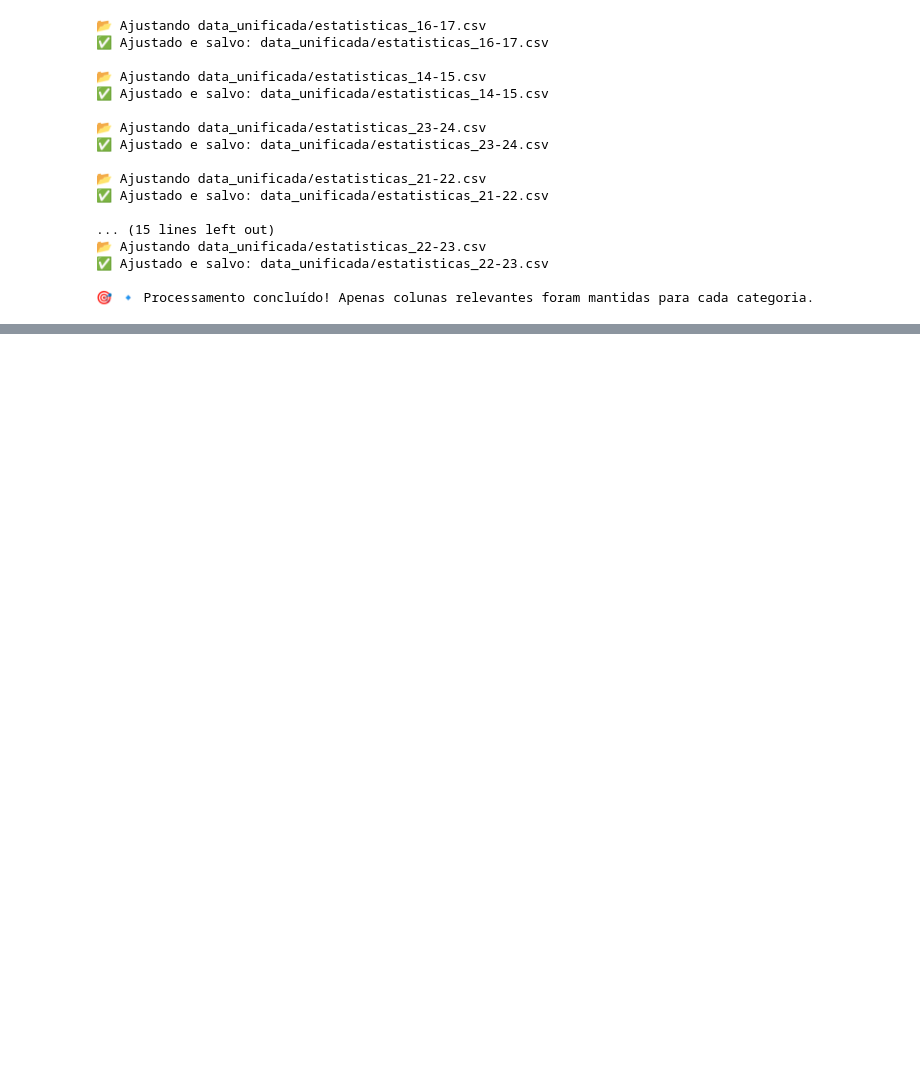
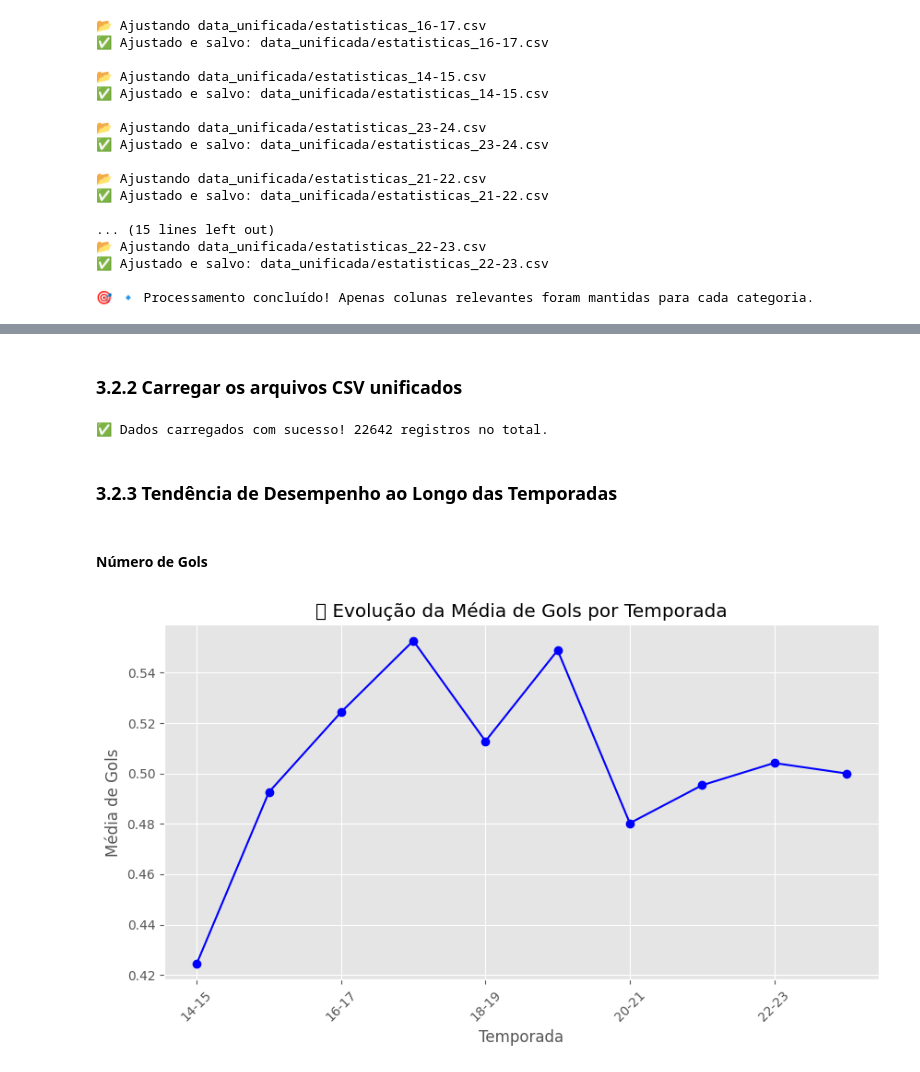
Before and after one commit to gabrierys/Data-Harvesting-Sofascore, a Jupyter notebook: champions_league_analysis.ipynb, the cells around one changed output, grey strips where cells are left out. Saved outputs shown, nothing was run; the diff lists cells and outputs as text; code cells hidden in the pictures; blank space fills up the shorter version.

Commit message:
feat(notebook): Implementação da análise de desempenho dos jogadores ao longo das temporadas

```diff
--- a/champions_league_analysis.ipynb
+++ b/champions_league_analysis.ipynb
@@ -539,0 +544,49 @@ print("\n🎯 🔹 Processamento concluído! Apenas colunas relevantes foram man
+# %%
+import os
+import pandas as pd
+import matplotlib.pyplot as plt
+
+# Configuração de estilo
+plt.style.use("ggplot")
+# %% [markdown]
+### 3.2.2 Carregar os arquivos CSV unificados
+# %%
+# Definir diretório onde estão os dados unificados
+output_dir = "data_unificada"
+
+# Lista para armazenar os DataFrames de cada temporada
+dfs = []
+
+# Percorrer os arquivos e carregar os dados
+for arquivo in os.listdir(output_dir):
+    if arquivo.endswith(".csv"):
+        temporada = arquivo.replace("estatisticas_", "").replace(".csv", "")
+        df = pd.read_csv(os.path.join(output_dir, arquivo))
+        df["Temporada"] = temporada  # Adicionar a temporada ao DataFrame
+        dfs.append(df)
+
+# Concatenar todos os DataFrames em um único
+df_geral = pd.concat(dfs, ignore_index=True)
+
+print(f"✅ Dados carregados com sucesso! {df_geral.shape[0]} registros no total.")
+# %% [output]
+✅ Dados carregados com sucesso! 22642 registros no total.
+# %% [markdown]
+### 3.2.3 Tendência de Desempenho ao Longo das Temporadas
+# %% [markdown]
+#### Número de Gols
+# %%
+# Agrupar por temporada e calcular a média de gols
+df_gols = df_geral.groupby("Temporada")["Gols"].mean()
+
+# Criar o gráfico de evolução dos gols
+plt.figure(figsize=(10, 5))
+df_gols.plot(marker="o", color="b")
+plt.title("📊 Evolução da Média de Gols por Temporada")
+plt.xlabel("Temporada")
+plt.ylabel("Média de Gols")
+plt.xticks(rotation=45)
+plt.grid(True)
+plt.show()
+# %% [output]
+[figure, added]
```
Also changed, not shown: parts of 18 cells of this notebook.
